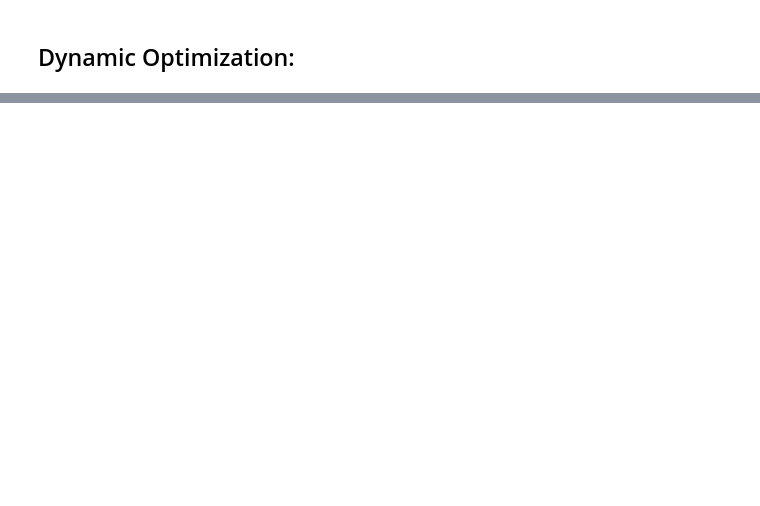
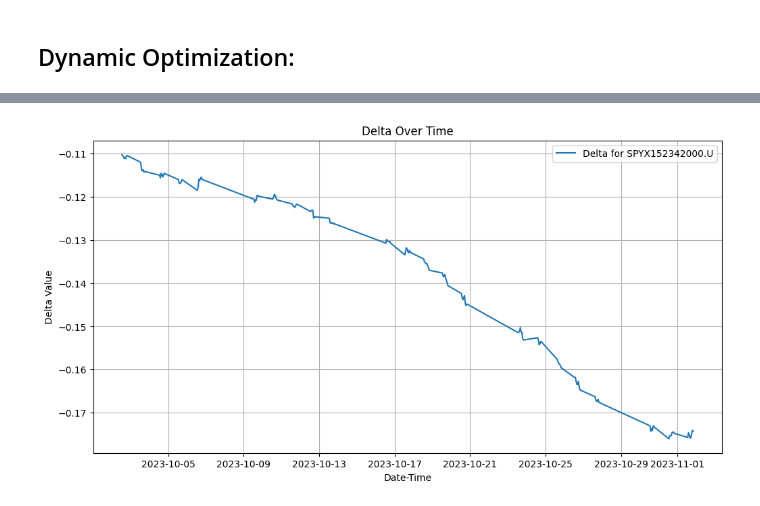
Before and after one commit to bs333/options-algo-trading, a Jupyter notebook: IV Trading Strategies.ipynb, the cells around one changed output, grey strips where cells are left out. Cells and saved outputs as stored; diff of their text form; code cells hidden in the pictures; blank space fills up the shorter version.

```diff
--- a/IV Trading Strategies.ipynb
+++ b/IV Trading Strategies.ipynb
@@ -303,0 +420,3 @@ plt.show()
+# %%
+delta_ts = df.pivot(index='Date-Time', columns='#RIC', values='Delta')
+delta_ts
@@ -303,0 +438,15 @@ plt.show()
+# %%
+import matplotlib.pyplot as plt
+
+option_ric_to_plot = 'SPYX152342000.U'
+
+plt.figure(figsize=(12, 6))
+plt.plot(delta_ts.index, delta_ts[option_ric_to_plot], label=f'Delta for {option_ric_to_plot}')
+plt.title('Delta Over Time')
+plt.xlabel('Date-Time')
+plt.ylabel('Delta Value')
+plt.legend()
+plt.grid(True)
+plt.show()
+# %% [output]
+[figure, added]
```
Also changed, not shown: parts of 13 cells of this notebook.
